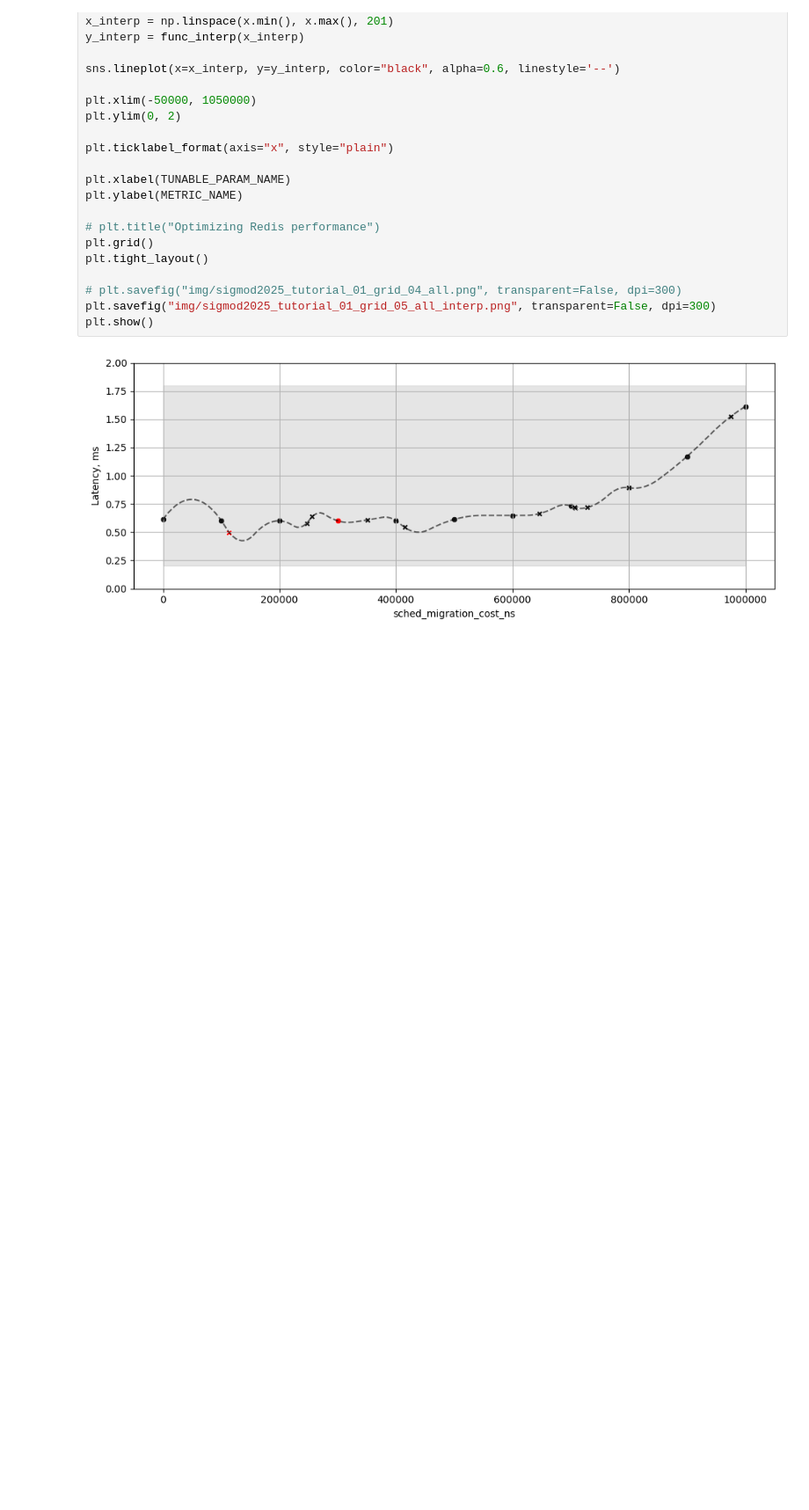
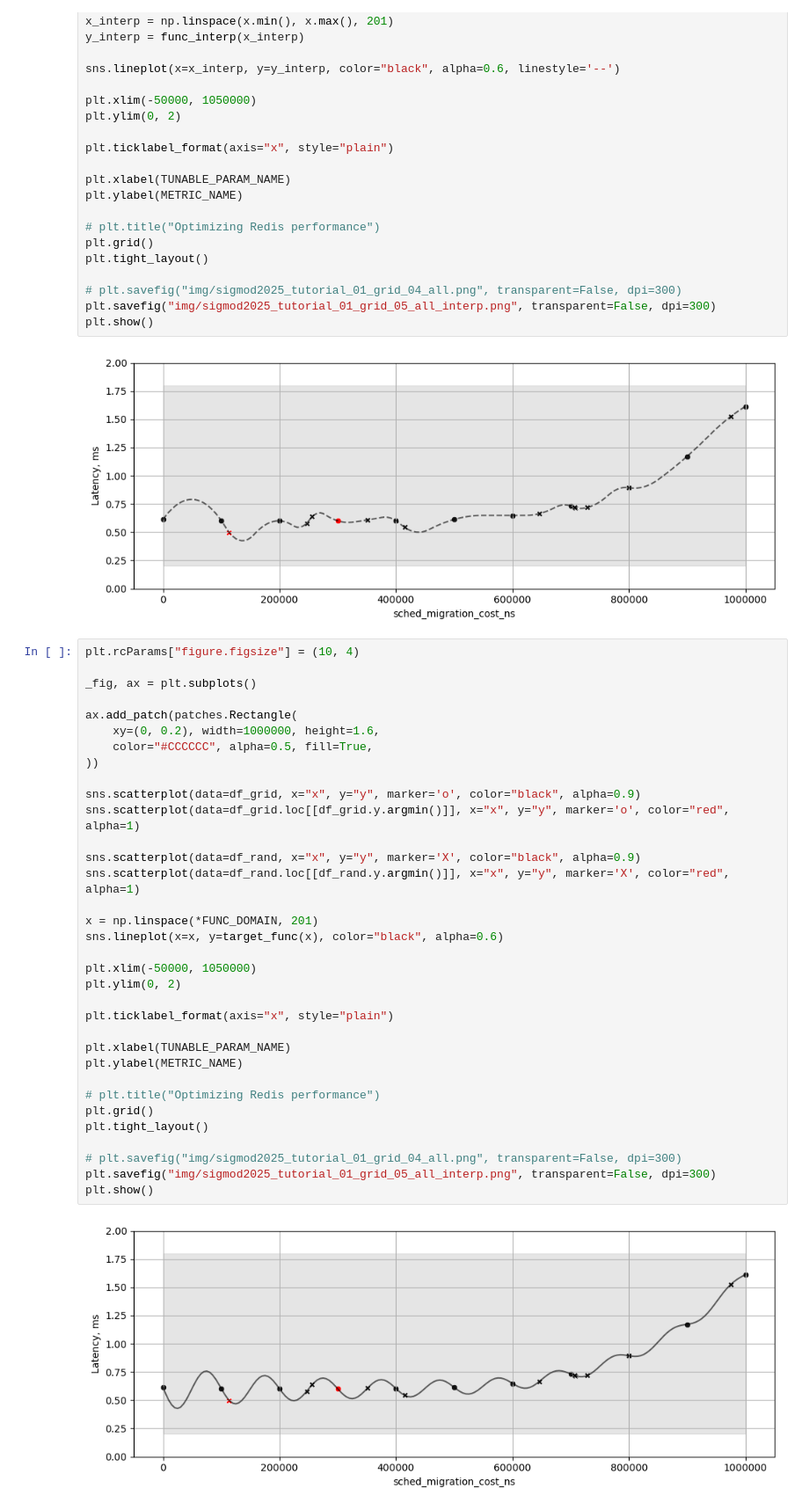
Before and after one commit to motus/sqlite-autotuning, a Jupyter notebook: sigmod2025_tutorial/sigmod2025_tutorial_01_grid.ipynb, the cells around one changed output. Shown at 88% size. Saved outputs shown, nothing was run; the diff lists cells and outputs as text; blank space fills up the shorter version.

Commit message:
add a plot for true target function

```diff
--- a/sigmod2025_tutorial/sigmod2025_tutorial_01_grid.ipynb
+++ b/sigmod2025_tutorial/sigmod2025_tutorial_01_grid.ipynb
@@ -179,3 +179,39 @@ plt.savefig("img/sigmod2025_tutorial_01_grid_05_all_interp.png", transparent=Fal
 plt.show()
 # %% [output]
 [figure]
+# %%
+plt.rcParams["figure.figsize"] = (10, 4)
+
+_fig, ax = plt.subplots()
+
+ax.add_patch(patches.Rectangle(
+    xy=(0, 0.2), width=1000000, height=1.6,
+    color="#CCCCCC", alpha=0.5, fill=True,
+))
+
+sns.scatterplot(data=df_grid, x="x", y="y", marker='o', color="black", alpha=0.9)
+sns.scatterplot(data=df_grid.loc[[df_grid.y.argmin()]], x="x", y="y", marker='o', color="red", alpha=1)
+
+sns.scatterplot(data=df_rand, x="x", y="y", marker='X', color="black", alpha=0.9)
+sns.scatterplot(data=df_rand.loc[[df_rand.y.argmin()]], x="x", y="y", marker='X', color="red", alpha=1)
+
+x = np.linspace(*FUNC_DOMAIN, 201)
+sns.lineplot(x=x, y=target_func(x), color="black", alpha=0.6)
+
+plt.xlim(-50000, 1050000)
+plt.ylim(0, 2)
+
+plt.ticklabel_format(axis="x", style="plain")
+
+plt.xlabel(TUNABLE_PARAM_NAME)
+plt.ylabel(METRIC_NAME)
+
+# plt.title("Optimizing Redis performance")
+plt.grid()
+plt.tight_layout()
+
+# plt.savefig("img/sigmod2025_tutorial_01_grid_04_all.png", transparent=False, dpi=300)
+plt.savefig("img/sigmod2025_tutorial_01_grid_05_all_interp.png", transparent=False, dpi=300)
+plt.show()
+# %% [output]
+[figure, added]
```
